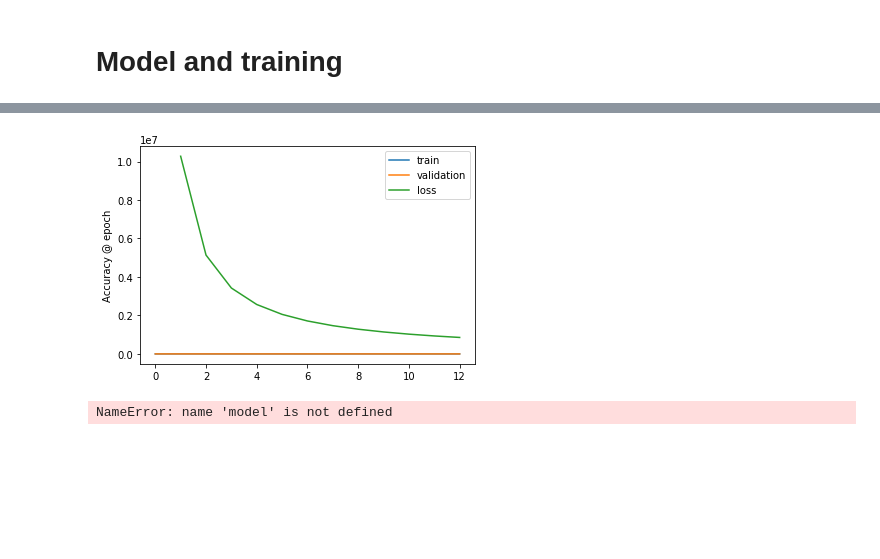
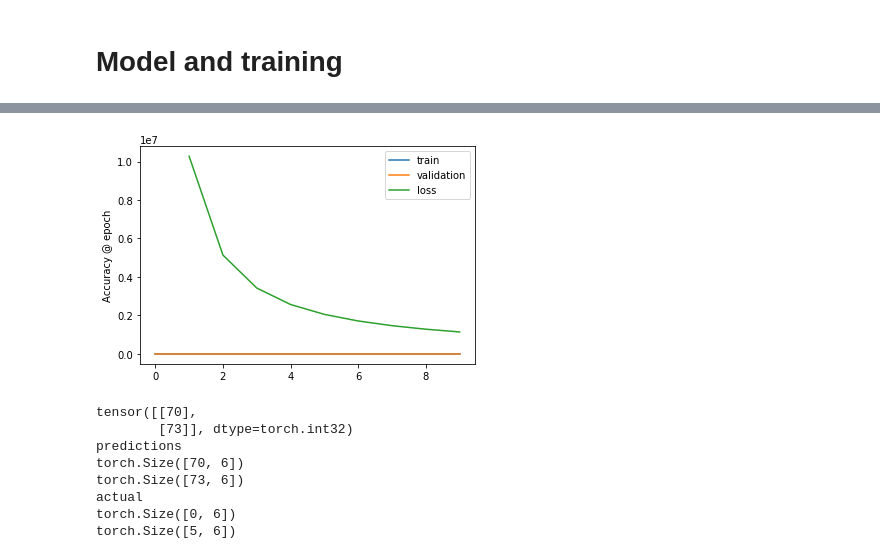
Before and after one commit to mihanick/dwg-crawl, a Jupyter notebook: JupyterNotebooks/5. NN_to_predict_dims.ipynb, the cells around one changed output, grey strips where cells are left out. Drawn from its saved outputs; the diff is of its cells as text; code cells hidden in the pictures; blank space fills up the shorter version.

```diff
--- a/JupyterNotebooks/5. NN_to_predict_dims.ipynb
+++ b/JupyterNotebooks/5. NN_to_predict_dims.ipynb
@@ -132,9 +132,9 @@ tensor([11.3336], grad_fn=<AddBackward0>)
 from train import train_model, plot_history
 # %%
 lr = 1e-3
-epochs = 1000
+epochs = 10
 decoder_optimizer = torch.optim.Adam(rnn_decoder.parameters(), lr = lr)
-encoder_optimizer = torch.optim.Adam(rnn_encoder.parameters(), lr = lr)
+encoder_optimizer = torch.optim.Adam(rnn_encoder.parameters(), lr = 0.1 * lr)
 
 loss_history, train_history, val_history = train_model(
     encoder = rnn_encoder,
@@ -168,11 +168,28 @@ Epoch validation accuracy: 439.53
-[figure, old version]
+[figure, new version]
-# %%
-torch.cuda.empty_cache()
-
-model.eval()
-for (x,y) in test_loader:
-    with torch.no_grad():
-        output = model.forward(x.to(device))
-        accuracy = compute_accuracy(model, test_loader)
-# %% [output]
-NameError: name 'model' is not defined
+# %%
+torch.cuda.empty_cache()
+
+rnn_encoder.eval()
+rnn_decoder.eval()
+
+(x,y) = next(iter(test_loader))
+out, hidden = rnn_encoder(x)
+prediction = rnn_decoder(out, hidden)
+
+print(out)
+
+print('predictions')
+for p in prediction:
+    print(p.shape)
+print('actual')
+for yy in y:
+    print(yy.shape)
+# %% [output]
+tensor([[70],
+        [73]], dtype=torch.int32)
+predictions
+torch.Size([70, 6])
+torch.Size([73, 6])
+actual
+torch.Size([0, 6])
+torch.Size([5, 6])
```
Also changed, not shown: parts of 7 cells of this notebook, 5 other files.
